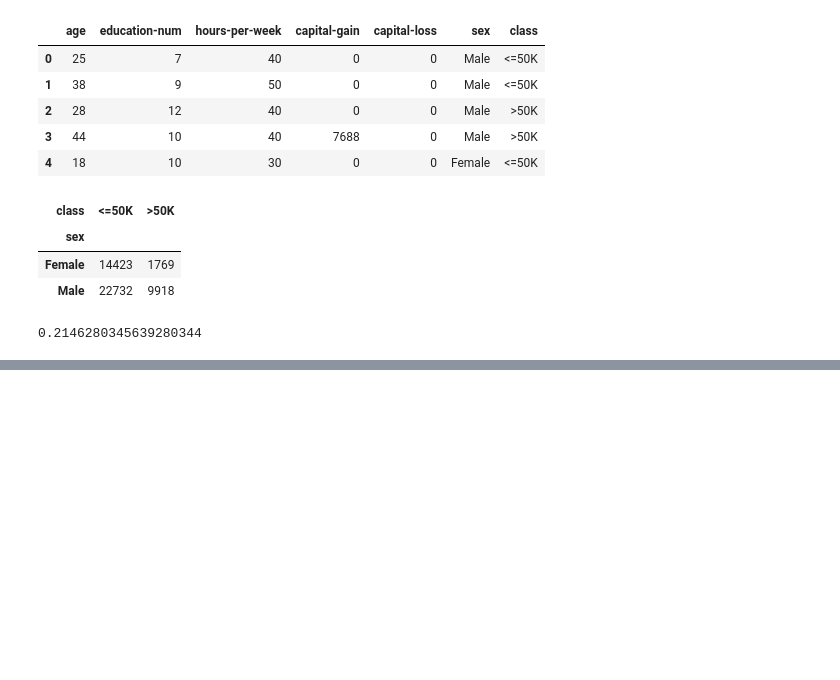
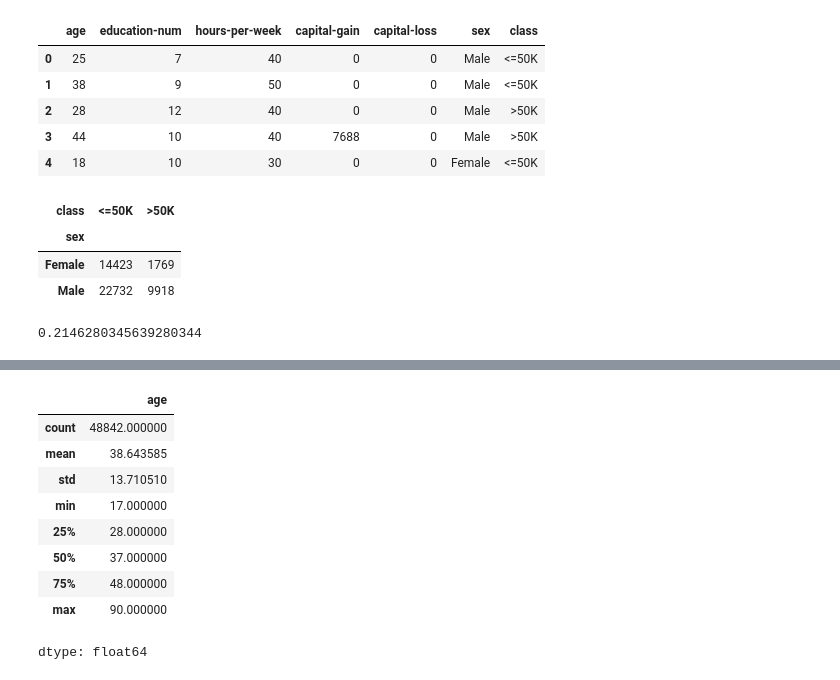
Before and after one commit to UznetDev/Data-science-home-work, a Jupyter notebook: 03_Okt_2024.ipynb, the cells around one changed output, grey strips where cells are left out. Cells and saved outputs as stored; diff of their text form; code cells hidden in the pictures; blank space fills up the shorter version.

```diff
--- a/03_Okt_2024.ipynb
+++ b/03_Okt_2024.ipynb
@@ -45,0 +72,13 @@ phi_coefficient
+# %%
+adult_df['age'].describe()
+# %% [output]
+|  | age |
+| count | 48842.000000 |
+| mean | 38.643585 |
+| std | 13.710510 |
+| min | 17.000000 |
+| 25% | 28.000000 |
+| 50% | 37.000000 |
+| 75% | 48.000000 |
+| max | 90.000000 |
+dtype: float64
```
Also changed, not shown: parts of 8 cells of this notebook.
